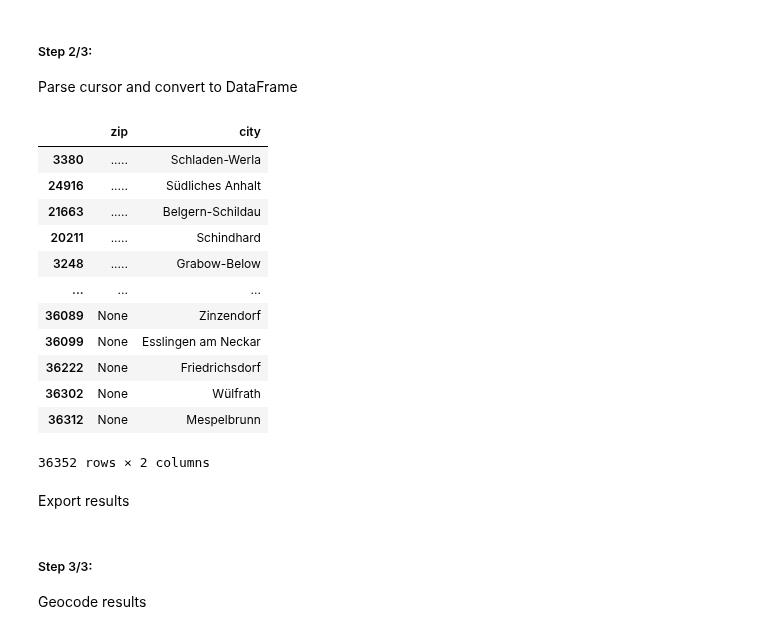
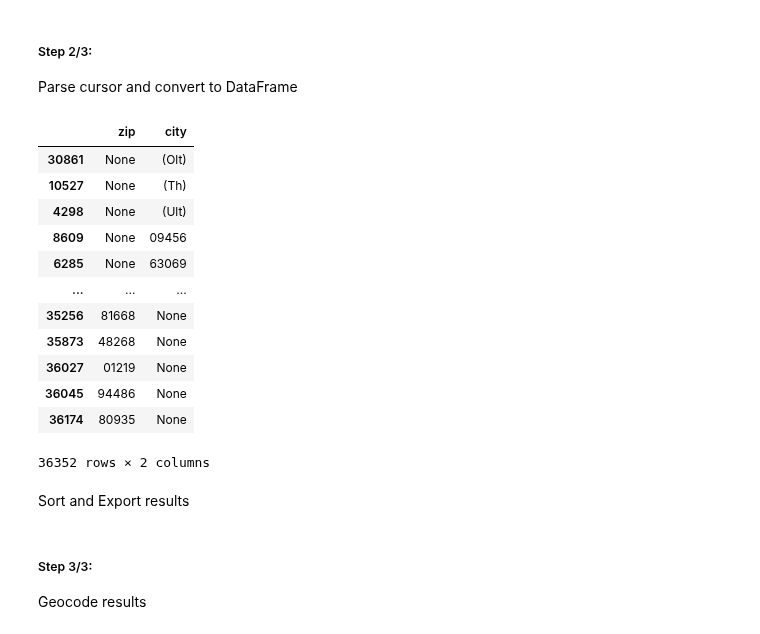
Before and after one commit to mayo-s/phonebookdiver, a Jupyter notebook: jupyter/phonebookdiver_notebook.ipynb, the cells around one changed output. Cells and saved outputs as stored; diff of their text form; code cells hidden in the pictures.

```diff
--- a/jupyter/phonebookdiver_notebook.ipynb
+++ b/jupyter/phonebookdiver_notebook.ipynb
@@ -38,0 +62,2 @@ CONNECTED to mongodb://localhost:27017 phonebookdiver
+# %%
+pd.set_option('display.max_rows', 500)
@@ -39,3 +66,9 @@ CONNECTED to mongodb://localhost:27017 phonebookdiver
+# %%
+pd.reset_option('display.max_rows')
+
+# OR
+
+# pd.reset_option('all')
 # %% [markdown]
 ### Helper functions
 
@@ -1177,21 +1219,22 @@ for a in distinct_addresses:
     city_addresses.append({'zip': zip, 'city': city})
 # %%
 city_addresses = pd.DataFrame(city_addresses)
-city_addresses.sort_values(by='zip')
+city_addresses.sort_values(by='city')
+city_addresses
 # %% [output]
 |  | zip | city |
-| 3380 | ..... | Schladen-Werla |
-| 24916 | ..... | Südliches Anhalt |
-| 21663 | ..... | Belgern-Schildau |
-| 20211 | ..... | Schindhard |
-| 3248 | ..... | Grabow-Below |
+| 30861 | None | (Olt) |
+| 10527 | None | (Th) |
+| 4298 | None | (Ult) |
+| 8609 | None | 09456 |
+| 6285 | None | 63069 |
 | ... | ... | ... |
-| 36089 | None | Zinzendorf |
-| 36099 | None | Esslingen am Neckar |
-| 36222 | None | Friedrichsdorf |
-| 36302 | None | Wülfrath |
-| 36312 | None | Mespelbrunn |
+| 35256 | 81668 | None |
+| 35873 | 48268 | None |
+| 36027 | 01219 | None |
+| 36045 | 94486 | None |
+| 36174 | 80935 | None |
 36352 rows × 2 columns
-# %% [markdown]
-Export results
+# %% [markdown]
+Sort and Export results
 # %%
```
Also changed, not shown: parts of 17 cells of this notebook.
